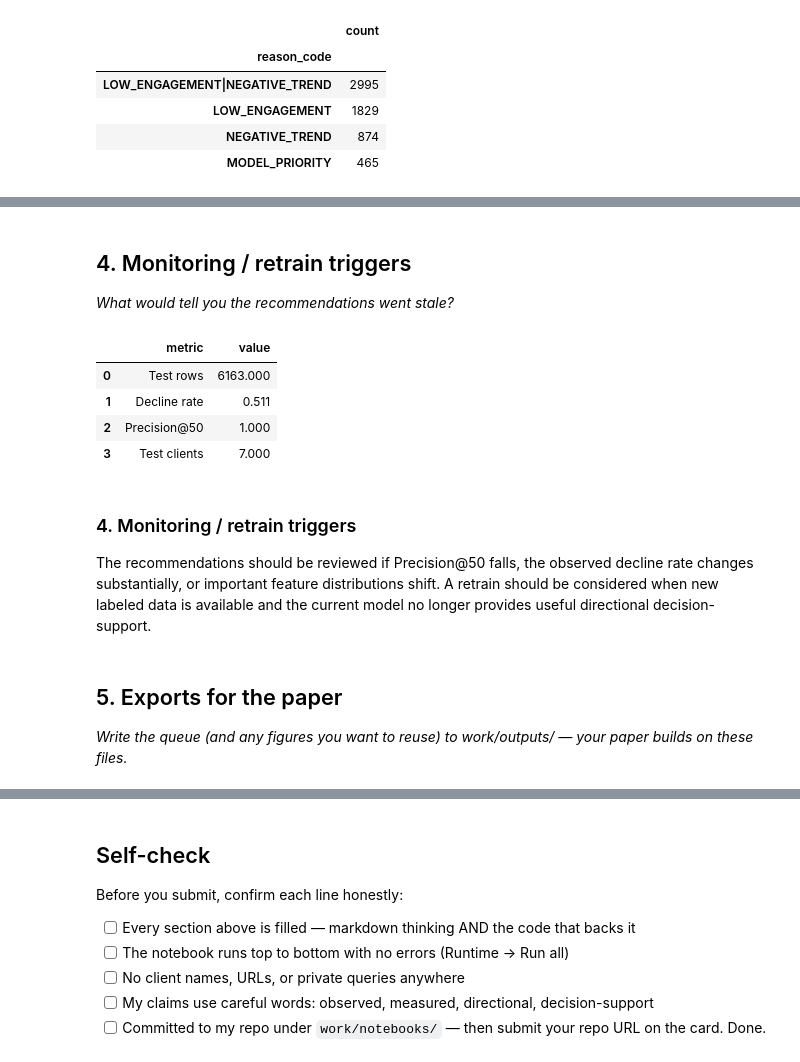
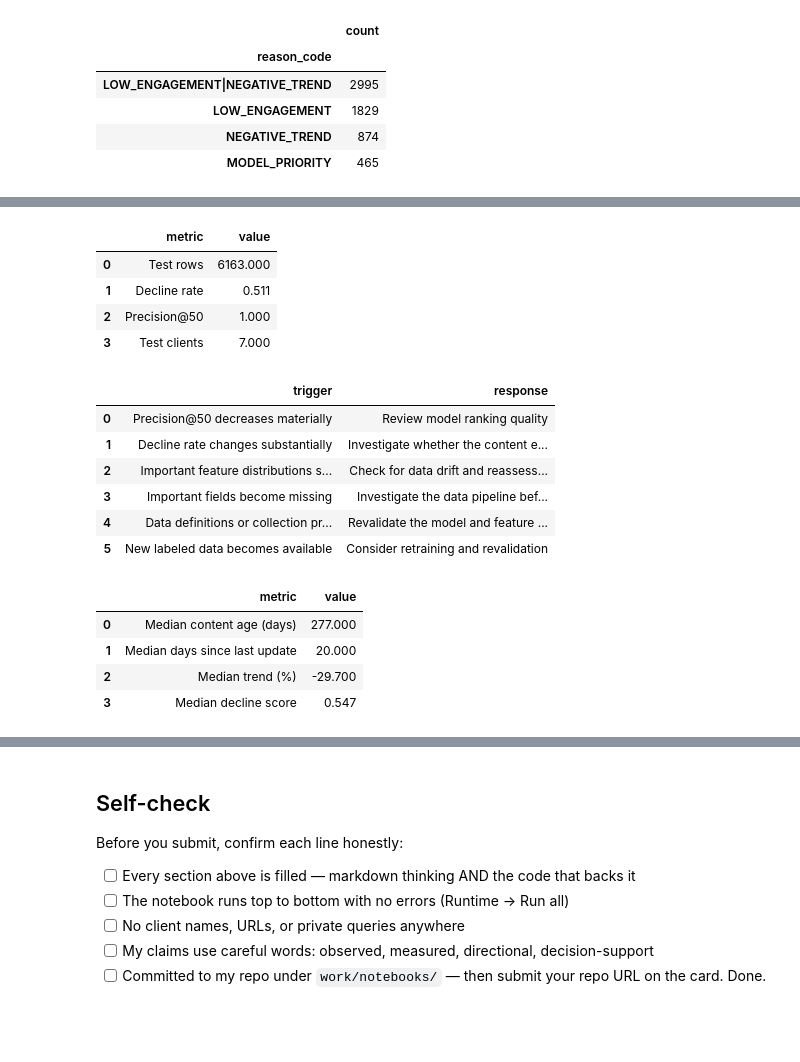
Before and after one commit to Duchalsoham12/flyrank-ml-internship, a Jupyter notebook: work/notebooks/w07_action_playbook.ipynb, the cells around one changed output, grey strips where cells are left out. Drawn from its saved outputs; the diff is of its cells as text; code cells hidden in the pictures; blank space fills up the shorter version.

```diff
--- a/work/notebooks/w07_action_playbook.ipynb
+++ b/work/notebooks/w07_action_playbook.ipynb
@@ -322,5 +367 @@ A person should review the page's search intent, factual accuracy, content quali
-# %% [markdown]
-## 4. Monitoring / retrain triggers
-
-*What would tell you the recommendations went stale?*
 # %%
@@ -348,11 +387,55 @@ display(monitoring_df)
 | 1 | Decline rate | 0.511 |
 | 2 | Precision@50 | 1.000 |
 | 3 | Test clients | 7.000 |
-# %% [markdown]
-### 4. Monitoring / retrain triggers
-
-The recommendations should be reviewed if Precision@50 falls, the observed decline rate changes substantially, or important feature distributions shift. A retrain should be considered when new labeled data is available and the current model no longer provides useful directional decision-support.
-# %% [markdown]
-## 5. Exports for the paper
-
-*Write the queue (and any figures you want to reuse) to work/outputs/ — your paper builds on these files.*
+# %%
+monitoring_rules = pd.DataFrame({
+    "trigger": [
+        "Precision@50 decreases materially",
+        "Decline rate changes substantially",
+        "Important feature distributions shift",
+        "Important fields become missing",
+        "Data definitions or collection process change",
+        "New labeled data becomes available"
+    ],
+    "response": [
+        "Review model ranking quality",
+        "Investigate whether the content environment changed",
+        "Check for data drift and reassess model validity",
+        "Investigate the data pipeline before using recommendations",
+        "Revalidate the model and feature definitions",
+        "Consider retraining and revalidation"
+    ]
+})
+
+display(monitoring_rules)
+# %% [output]
+|  | trigger | response |
+| 0 | Precision@50 decreases materially | Review model ranking quality |
+| 1 | Decline rate changes substantially | Investigate whether the content e... |
+| 2 | Important feature distributions s... | Check for data drift and reassess... |
+| 3 | Important fields become missing | Investigate the data pipeline bef... |
+| 4 | Data definitions or collection pr... | Revalidate the model and feature ... |
+| 5 | New labeled data becomes available | Consider retraining and revalidation |
+# %%
+decay_summary = pd.DataFrame({
+    "metric": [
+        "Median content age (days)",
+        "Median days since last update",
+        "Median trend (%)",
+        "Median decline score"
+    ],
+    "value": [
+        round(queue["content_age_days"].median(), 1),
+        round(queue["days_since_last_update"].median(), 1),
+        round(queue["trend_pct"].median(), 1),
+        round(queue["decline_score"].median(), 3)
+    ]
+})
+
+display(decay_summary)
+# %% [output]
+|  | metric | value |
+| 0 | Median content age (days) | 277.000 |
+| 1 | Median days since last update | 20.000 |
+| 2 | Median trend (%) | -29.700 |
+| 3 | Median decline score | 0.547 |
```
Also changed, not shown: parts of 24 cells of this notebook.
